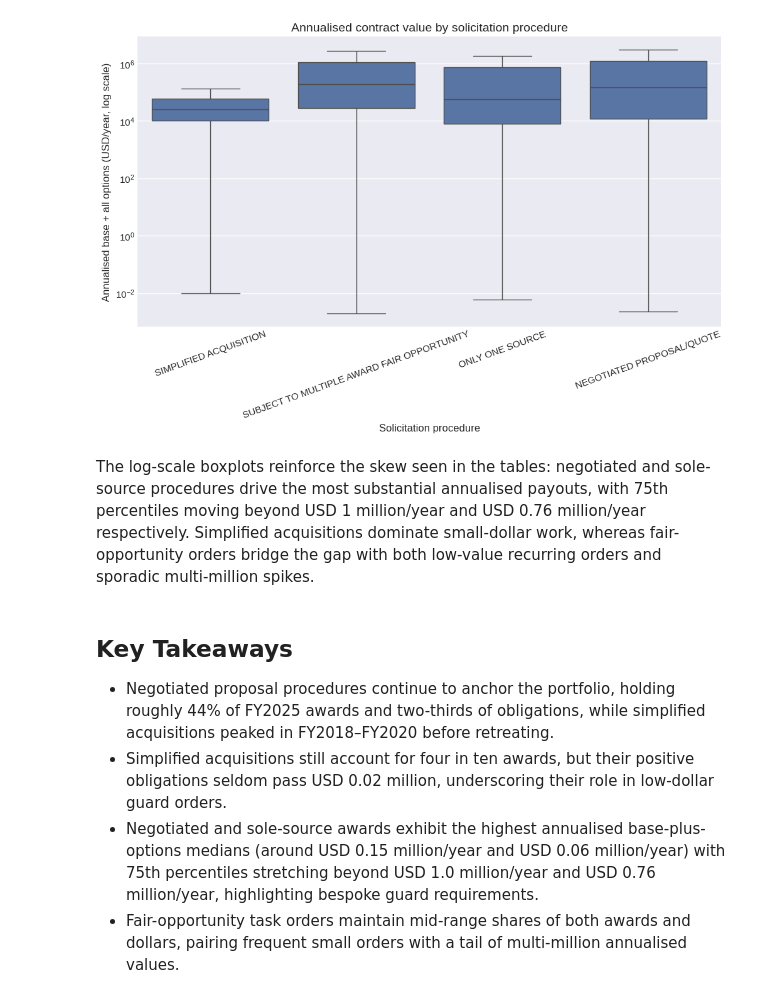
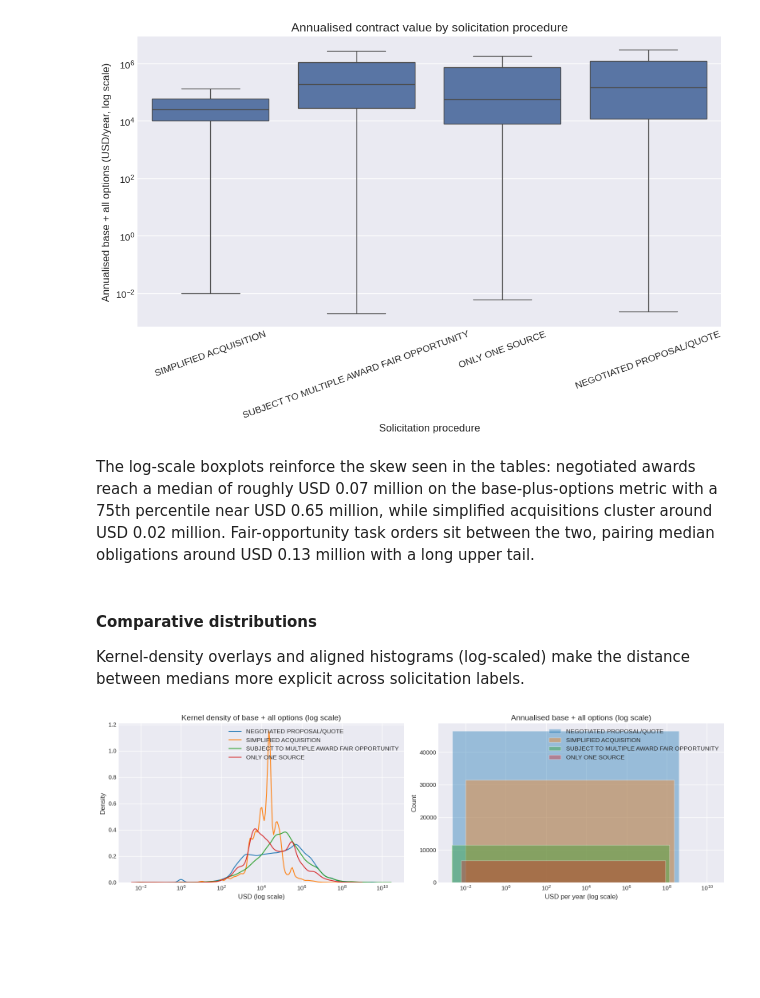
Before and after one commit to edoardoCame/American-analysis, a Jupyter notebook: notebooks/usaspending.ipynb, the cells around one changed output. Drawn from its saved outputs; the diff is of its cells as text; code cells hidden in the pictures; blank space fills up the shorter version.

```diff
--- a/notebooks/usaspending.ipynb
+++ b/notebooks/usaspending.ipynb
@@ -376,10 +387,58 @@ plt.show()
 [figure]
 [figure]
 # %% [markdown]
-The log-scale boxplots reinforce the skew seen in the tables: negotiated and sole-source procedures drive the most substantial annualised payouts, with 75th percentiles moving beyond USD 1 million/year and USD 0.76 million/year respectively. Simplified acquisitions dominate small-dollar work, whereas fair-opportunity orders bridge the gap with both low-value recurring orders and sporadic multi-million spikes.
+The log-scale boxplots reinforce the skew seen in the tables: negotiated awards reach a median of roughly USD 0.07 million on the base-plus-options metric with a 75th percentile near USD 0.65 million, while simplified acquisitions cluster around USD 0.02 million. Fair-opportunity task orders sit between the two, pairing median obligations around USD 0.13 million with a long upper tail.
-# %% [markdown]
-## Key Takeaways <a id="key-takeaways"></a>
-- Negotiated proposal procedures continue to anchor the portfolio, holding roughly 44% of FY2025 awards and two-thirds of obligations, while simplified acquisitions peaked in FY2018–FY2020 before retreating.
-- Simplified acquisitions still account for four in ten awards, but their positive obligations seldom pass USD 0.02 million, underscoring their role in low-dollar guard orders.
-- Negotiated and sole-source awards exhibit the highest annualised base-plus-options medians (around USD 0.15 million/year and USD 0.06 million/year) with 75th percentiles stretching beyond USD 1.0 million/year and USD 0.76 million/year, highlighting bespoke guard requirements.
-- Fair-opportunity task orders maintain mid-range shares of both awards and dollars, pairing frequent small orders with a tail of multi-million annualised values.
+# %% [markdown]
+#### Comparative distributions
+Kernel-density overlays and aligned histograms (log-scaled) make the distance between medians more explicit across solicitation labels.
+# %%
+top_labels = value_summary['Solicitation procedure'].head(4)
+plot_df = cost_df[cost_df['solicitation_procedures'].isin(top_labels)].copy()
+plot_df['label'] = plot_df['solicitation_procedures'].replace('', 'UNSPECIFIED')
+
+fig, axes = plt.subplots(1, 2, figsize=(16, 5))
+for label, color in zip(top_labels, sns.color_palette('tab10', n_colors=len(top_labels))):
+    label_clean = label if label else 'UNSPECIFIED'
+    subset = plot_df[plot_df['label'] == label_clean]
+    sns.kdeplot(
+        data=subset[subset['base_and_all_options_value'] > 0],
+        x='base_and_all_options_value',
+        ax=axes[0],
+        label=label_clean.title() if label_clean.islower() else label_clean,
+        log_scale=True,
+        bw_adjust=0.8,
+        color=color,
+    )
+
+def format_hist(ax, field, title, xlabel):
+    for label, color in zip(top_labels, sns.color_palette('tab10', n_colors=len(top_labels))):
+        label_clean = label if label else 'UNSPECIFIED'
+        subset = plot_df[plot_df['label'] == label_clean]
+        ax.hist(
+            subset[field][subset[field] > 0],
+            bins=40,
+            alpha=0.4,
+            label=label_clean.title() if label_clean.islower() else label_clean,
+            color=color,
+        )
+    ax.set_xscale('log')
+    ax.set_xlabel(xlabel)
+    ax.set_ylabel('Count')
+    ax.set_title(title)
+
+format_hist(
+    axes[1],
+    'annualized_base_all',
+    'Annualised base + all options (log scale)',
+    'USD per year (log scale)',
+)
+
+axes[0].set_title('Kernel density of base + all options (log scale)')
+axes[0].set_xlabel('USD (log scale)')
+axes[0].set_ylabel('Density')
+axes[0].legend()
+axes[1].legend()
+plt.tight_layout()
+plt.show()
+# %% [output]
+[figure, added]
```
Also changed, not shown: parts of 6 cells of this notebook, 2 other files.
